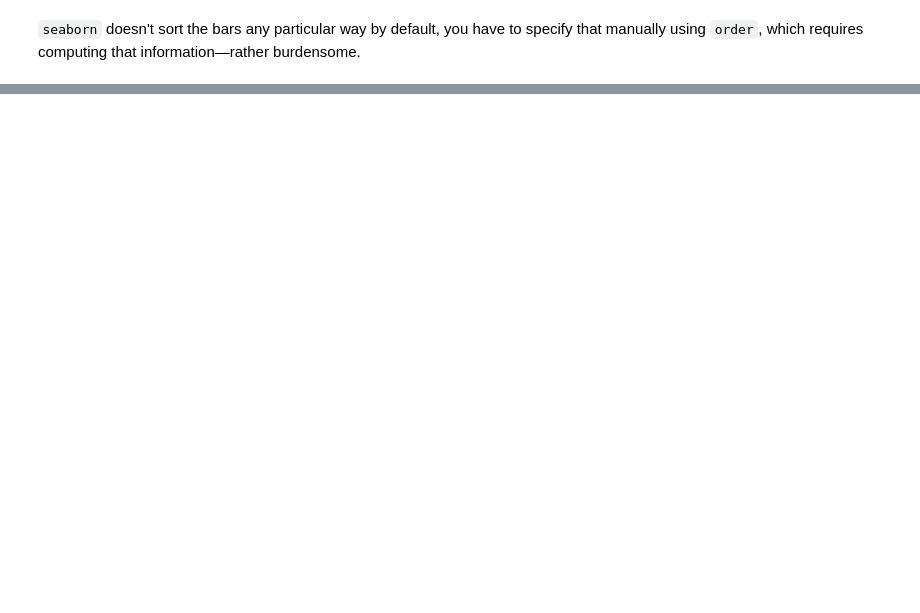
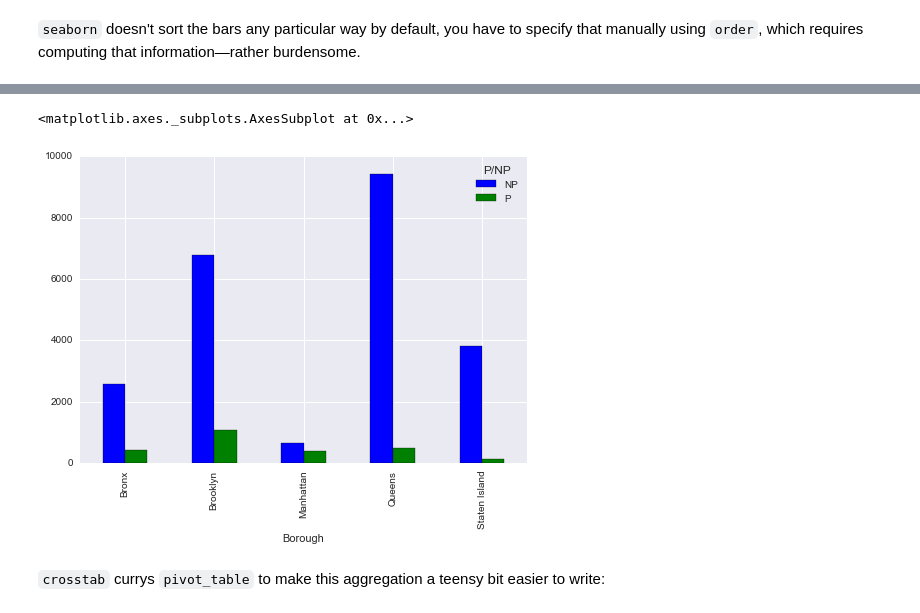
Before and after one commit to ResidentMario/nyc-health-inspections, a Jupyter notebook: pandas_api.ipynb, the cells around one changed output, grey strips where cells are left out. Saved outputs shown, nothing was run; the diff lists cells and outputs as text; code cells hidden in the pictures; blank space fills up the shorter version.

```diff
--- a/pandas_api.ipynb
+++ b/pandas_api.ipynb
@@ -49,0 +117,7 @@ plt.axhline(np.mean(sales['Borough'].value_counts().values), color='w')
+# %%
+_.plot.bar()
+# %% [output]
+<matplotlib.axes._subplots.AxesSubplot at 0x...>
+[figure, added]
+# %% [markdown]
+`crosstab` currys `pivot_table` to make this aggregation a teensy bit easier to write:
```
Also changed, not shown: parts of 51 cells of this notebook, 1 other file.
